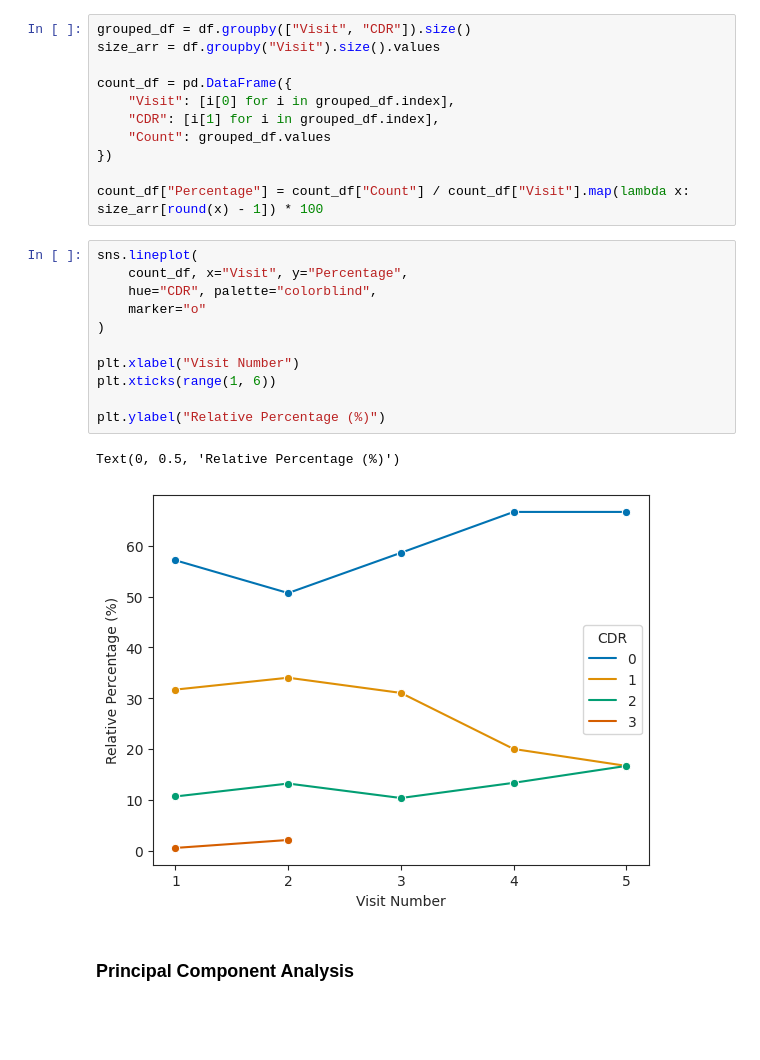
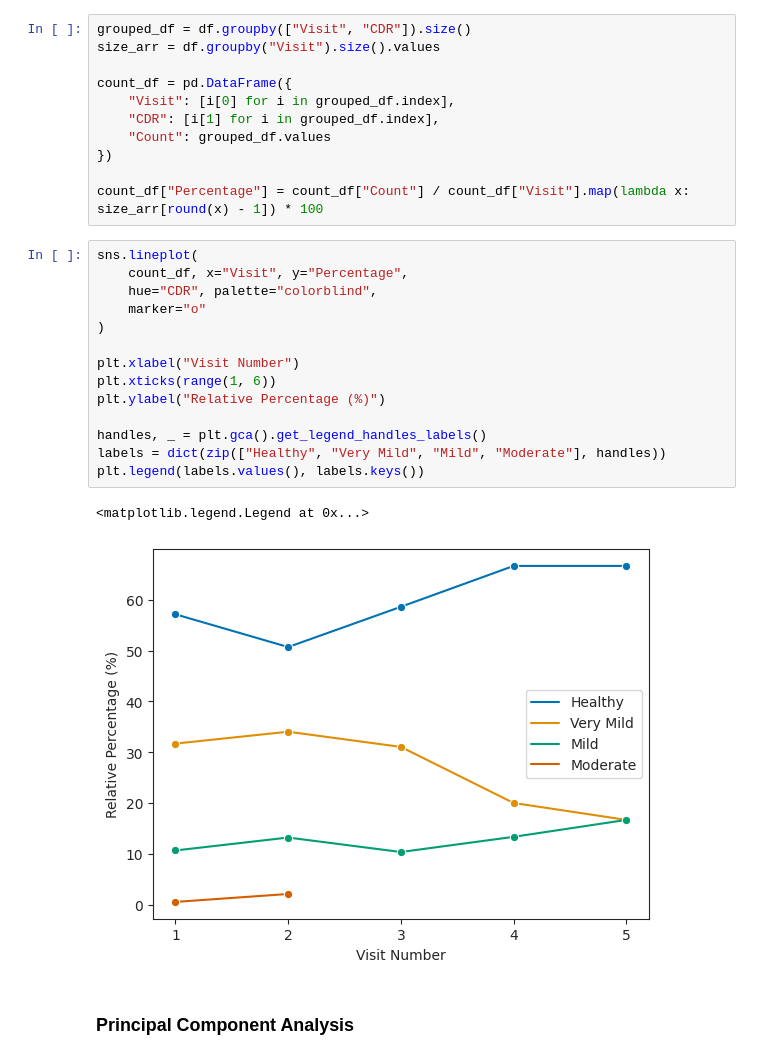
Before and after one commit to RiboRings/AlzheimerPrediction, a Jupyter notebook: learning-about-ad.ipynb, the cells around one changed output. Saved outputs shown, nothing was run; the diff lists cells and outputs as text; blank space fills up the shorter version.

```diff
--- a/learning-about-ad.ipynb
+++ b/learning-about-ad.ipynb
@@ -83,17 +84,20 @@ count_df["Percentage"] = count_df["Count"] / count_df["Visit"].map(lambda x: siz
 # %%
 sns.lineplot(
     count_df, x="Visit", y="Percentage",
     hue="CDR", palette="colorblind",
     marker="o"
 )
 
 plt.xlabel("Visit Number")
 plt.xticks(range(1, 6))
+plt.ylabel("Relative Percentage (%)")
 
-plt.ylabel("Relative Percentage (%)")
+handles, _ = plt.gca().get_legend_handles_labels()
+labels = dict(zip(["Healthy", "Very Mild", "Mild", "Moderate"], handles))
+plt.legend(labels.values(), labels.keys())
 # %% [output]
-Text(0, 0.5, 'Relative Percentage (%)')
+<matplotlib.legend.Legend at 0x...>
-[figure, old version]
+[figure, new version]
 # %% [markdown]
 ### Principal Component Analysis
 # %%
```
Also changed, not shown: parts of 16 cells of this notebook.
